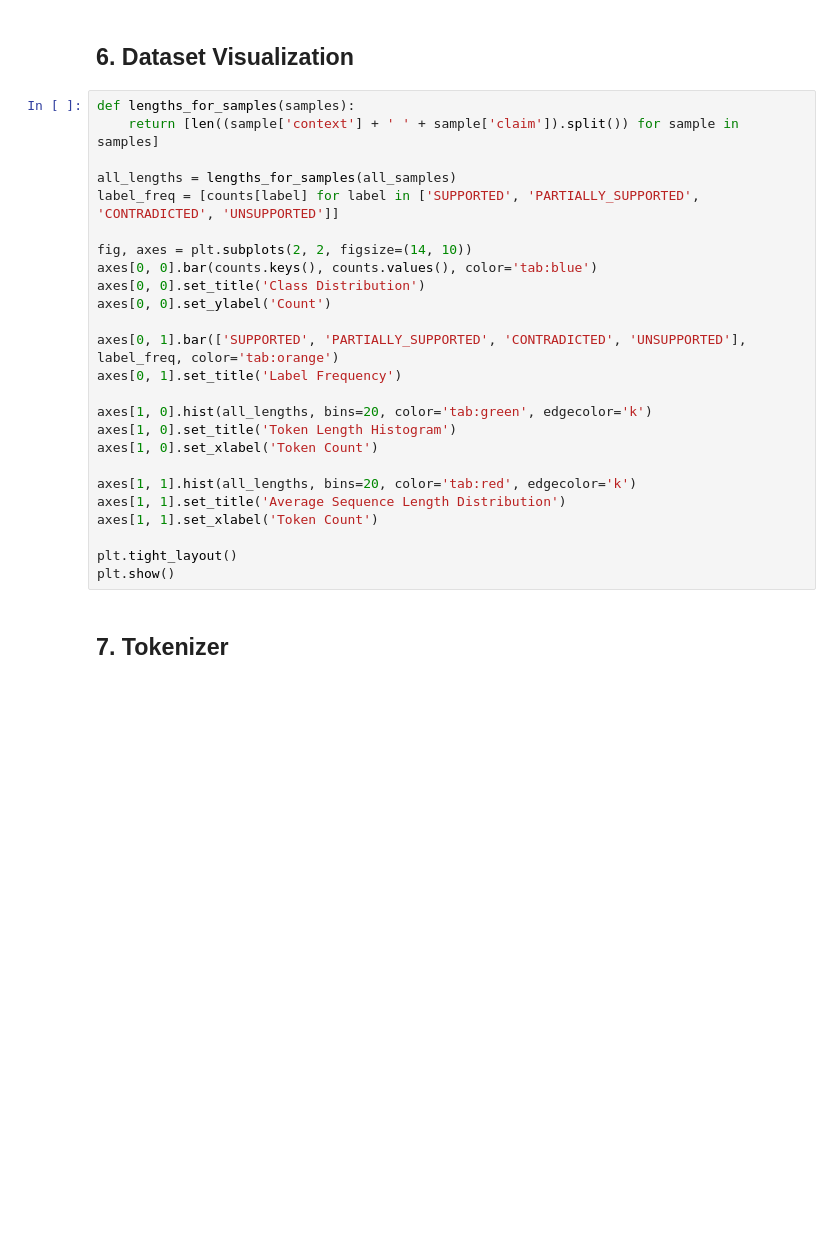
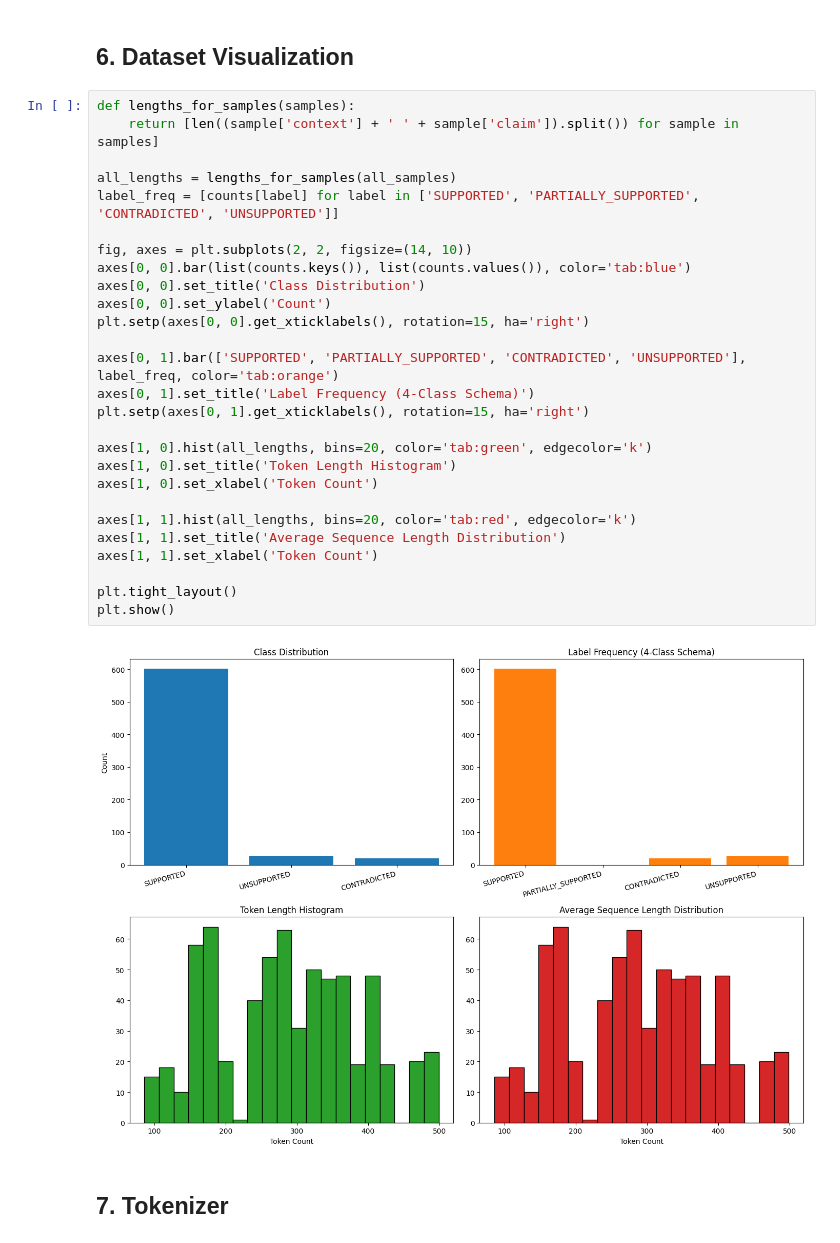
Before and after one commit to Khush-33/VeriRAG_edi, a Jupyter notebook: training/VeriRAG_Training.ipynb, the cells around one changed output. Drawn from its saved outputs; the diff is of its cells as text; blank space fills up the shorter version.

```diff
--- a/training/VeriRAG_Training.ipynb
+++ b/training/VeriRAG_Training.ipynb
@@ -118,28 +337,32 @@ print(f"Saved dataset statistics to {output_dir / 'dataset_statistics.json'}")
 # %%
 def lengths_for_samples(samples):
     return [len((sample['context'] + ' ' + sample['claim']).split()) for sample in samples]
 
 all_lengths = lengths_for_samples(all_samples)
 label_freq = [counts[label] for label in ['SUPPORTED', 'PARTIALLY_SUPPORTED', 'CONTRADICTED', 'UNSUPPORTED']]
 
 fig, axes = plt.subplots(2, 2, figsize=(14, 10))
-axes[0, 0].bar(counts.keys(), counts.values(), color='tab:blue')
+axes[0, 0].bar(list(counts.keys()), list(counts.values()), color='tab:blue')
 axes[0, 0].set_title('Class Distribution')
 axes[0, 0].set_ylabel('Count')
+plt.setp(axes[0, 0].get_xticklabels(), rotation=15, ha='right')
 
 axes[0, 1].bar(['SUPPORTED', 'PARTIALLY_SUPPORTED', 'CONTRADICTED', 'UNSUPPORTED'], label_freq, color='tab:orange')
-axes[0, 1].set_title('Label Frequency')
+axes[0, 1].set_title('Label Frequency (4-Class Schema)')
+plt.setp(axes[0, 1].get_xticklabels(), rotation=15, ha='right')
 
 axes[1, 0].hist(all_lengths, bins=20, color='tab:green', edgecolor='k')
 axes[1, 0].set_title('Token Length Histogram')
 axes[1, 0].set_xlabel('Token Count')
 
 axes[1, 1].hist(all_lengths, bins=20, color='tab:red', edgecolor='k')
 axes[1, 1].set_title('Average Sequence Length Distribution')
 axes[1, 1].set_xlabel('Token Count')
 
 plt.tight_layout()
 plt.show()
+# %% [output]
+[figure, added]
 # %% [markdown]
 ## 7. Tokenizer
 # %%
```
Also changed, not shown: parts of 15 cells of this notebook, 38 other files.
